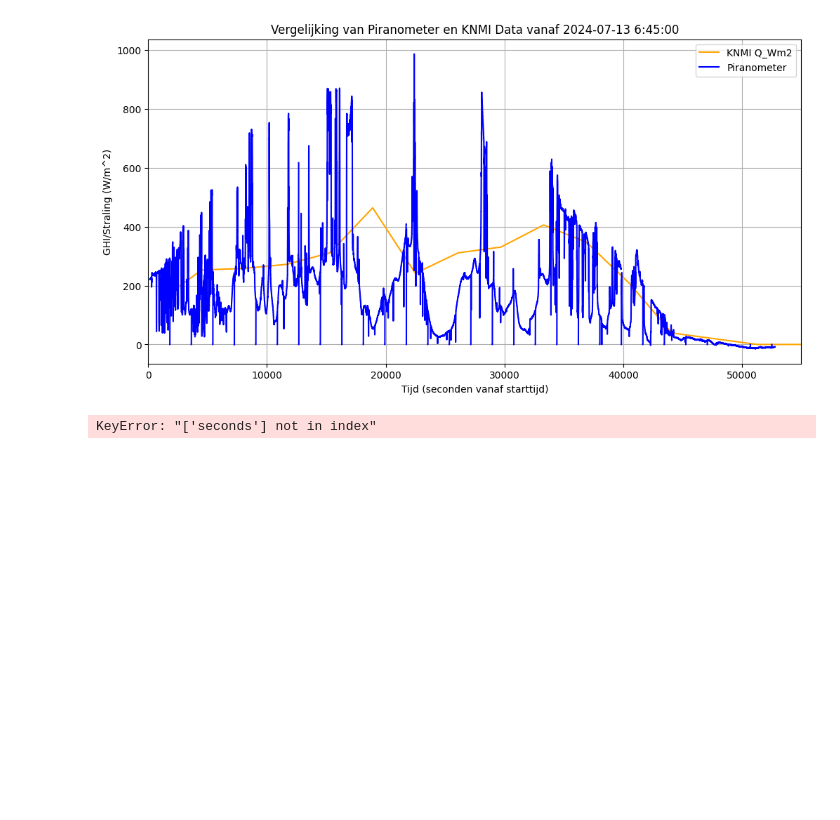
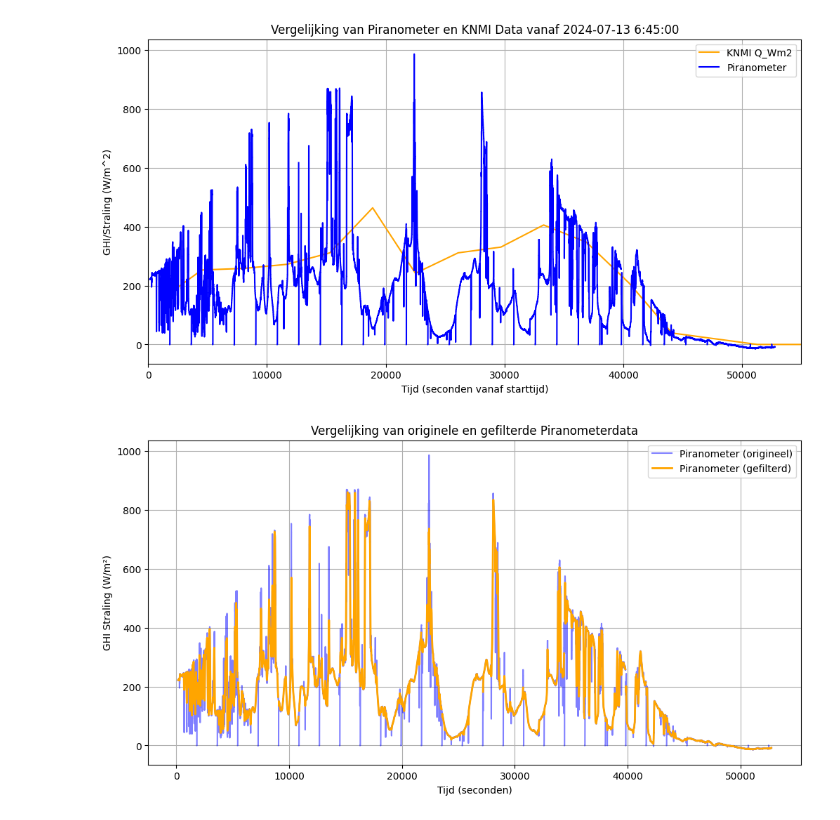
Before and after one commit to Qrax/Clean_Mobility, a Jupyter notebook: main.ipynb, the cells around one changed output. Saved outputs shown, nothing was run; the diff lists cells and outputs as text; code cells hidden in the pictures; blank space fills up the shorter version.

```diff
--- a/main.ipynb
+++ b/main.ipynb
@@ -180,7 +180,27 @@ See the caveats in the documentation: https://pandas.pydata.org/pandas-docs/stab
   knmi_data_filtered['seconds'] = (
 [figure]
 # %%
-print(knmi_data_filtered[['datetime', 'seconds']].head())
-print(merged_df1[['1_Dataloggertijd, in s', 'seconds']].head())
+import pandas as pd
+import matplotlib.pyplot as plt
+
+# Stel de venstergrootte in voor het moving average (aantal punten om te middelen)
+window_size = 50  # Pas aan afhankelijk van hoeveel ruis je wilt verminderen
+
+# Zorg dat de kolom '1_Pirano 2' numeriek is
+merged_df1['1_Pirano 2'] = pd.to_numeric(merged_df1['1_Pirano 2'], errors='coerce')
+
+# Bereken het moving average (gladstrijken)
+merged_df1['Piranometer_Smoothed'] = merged_df1['1_Pirano 2'].rolling(window=window_size, center=True).mean()
+
+# Plot de originele en gefilterde data
+plt.figure(figsize=(12, 6))
+plt.plot(merged_df1['seconds'], merged_df1['1_Pirano 2'], label='Piranometer (origineel)', color='blue', alpha=0.5)
+plt.plot(merged_df1['seconds'], merged_df1['Piranometer_Smoothed'], label='Piranometer (gefilterd)', color='orange', linewidth=2)
+plt.title('Vergelijking van originele en gefilterde Piranometerdata')
+plt.xlabel('Tijd (seconden)')
+plt.ylabel('GHI Straling (W/m²)')
+plt.legend()
+plt.grid()
+plt.show()
 # %% [output]
-KeyError: "['seconds'] not in index"
+[figure, added]
```
Also changed, not shown: parts of 6 cells of this notebook.
